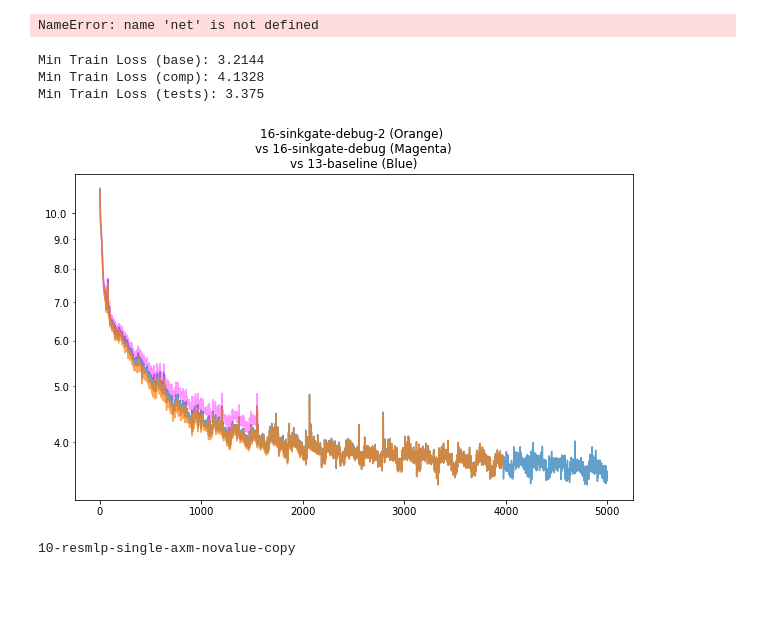
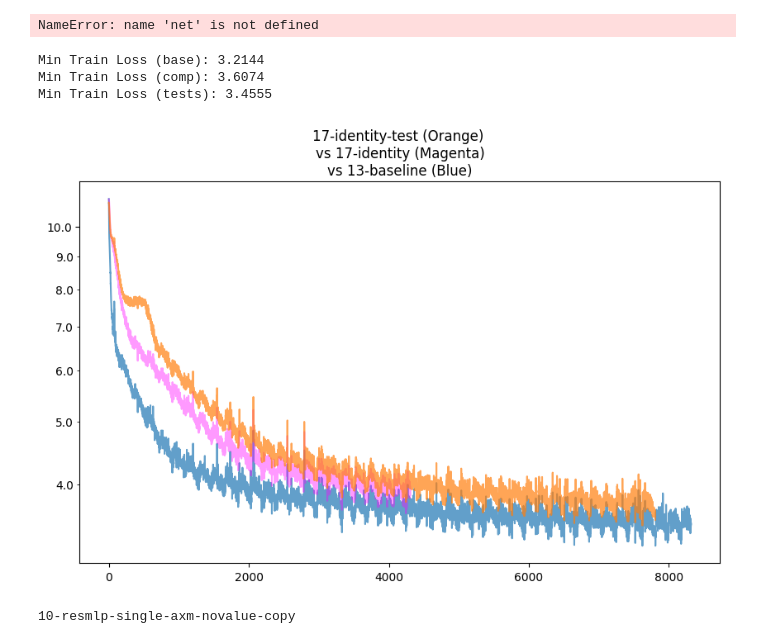
Before and after one commit to Vervious/gpt, a Jupyter notebook: play.ipynb, the cells around one changed output. Saved outputs shown, nothing was run; the diff lists cells and outputs as text; code cells hidden in the pictures; blank space fills up the shorter version.

```diff
--- a/play.ipynb
+++ b/play.ipynb
@@ -259,13 +259,13 @@ def gen_points(filename):
     return streams_xy
 
 # testname = "7-test-2"
-testname = "16-sinkgate-debug-2"
+testname = "17-identity-test"
 # testname = "16-attentionsink-noreuse-efficientresw"
 # thirdname = "13-complicated-2"
 # thirdname = "16-vanilla-mlpscale-64"
 # thirdname = "14-mlpmatrix-moreinner"
 # thirdname = "16-sinkgate-vanilla-2"
-thirdname = "16-sinkgate-debug"
+thirdname = "17-identity"
 # thirdname = "16-principle-1"
 # thirdname = "10-resmlp-single-attnxmlp"
 # basename = "0-base"
@@ -278,38 +278,38 @@ streams_xy_comp = gen_points(f"log-ben/{thirdname}-log.txt")
 
 # create figure
 plt.figure(figsize=(10, 6))
 
 
-LEFT = 3000
-RIGHT = 5000
+LEFT = 0
+RIGHT = 10000
 
 xs, ys = streams_xy_0["train"] # training loss
 ys = np.array(ys)
 plt.plot(xs[LEFT:RIGHT], ys[LEFT:RIGHT], label=f'nanogpt ({sz}) train loss base', alpha=0.7)
 print("Min Train Loss (base):", min(ys))
 
 xs, ys = streams_xy_comp["train"] # training loss
 ys = np.array(ys)
 plt.plot(xs[LEFT:RIGHT], ys[LEFT:RIGHT], label=f'nanogpt ({sz}) train loss test', alpha=0.4, color='magenta')
 print("Min Train Loss (comp):", min(ys))
 
 xs, ys = streams_xy_test["train"] # training loss
 ys = np.array(ys)
 plt.plot(xs[LEFT:RIGHT], ys[LEFT:RIGHT], label=f'nanogpt ({sz}) train loss test', alpha=0.7)
 print("Min Train Loss (tests):", min(ys))
 plt.title(f"{testname} (Orange) \nvs {thirdname} (Magenta)\nvs {basename} (Blue)")
 
 plt.yscale('log',base=10)
 
 plt.gca().yaxis.set_major_formatter(FormatStrFormatter('%.1f'))  # Decimal format for major ticks
 plt.gca().yaxis.set_minor_formatter(FormatStrFormatter('%.1f'))  # Optional: Minor ticks decimal format
 
 plt.savefig(f"img/{testname}.jpg")
 # %% [output]
 Min Train Loss (base): 3.2144
-Min Train Loss (comp): 4.1328
-Min Train Loss (tests): 3.375
+Min Train Loss (comp): 3.6074
+Min Train Loss (tests): 3.4555
-[figure, old version]
+[figure, new version]
 # %%
 import ast
 import numpy as np
```
Also changed, not shown: 10 other files.
